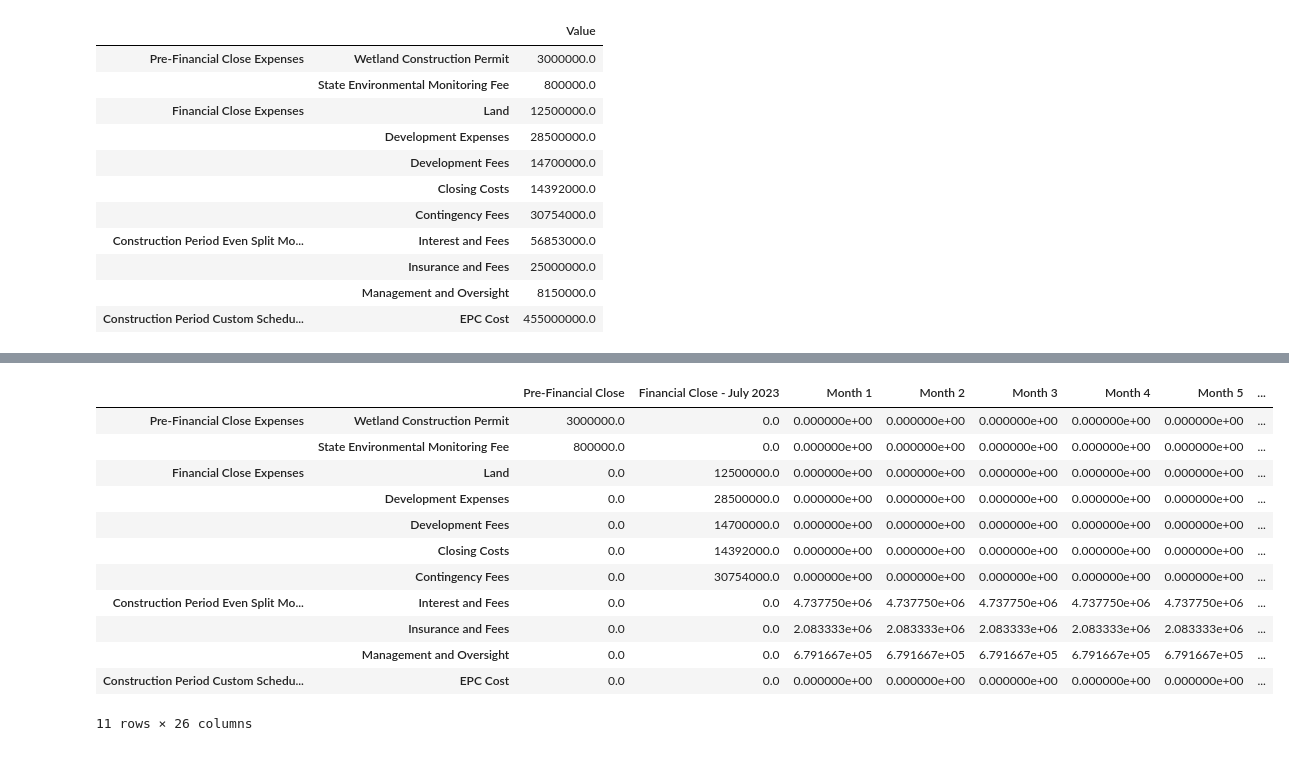
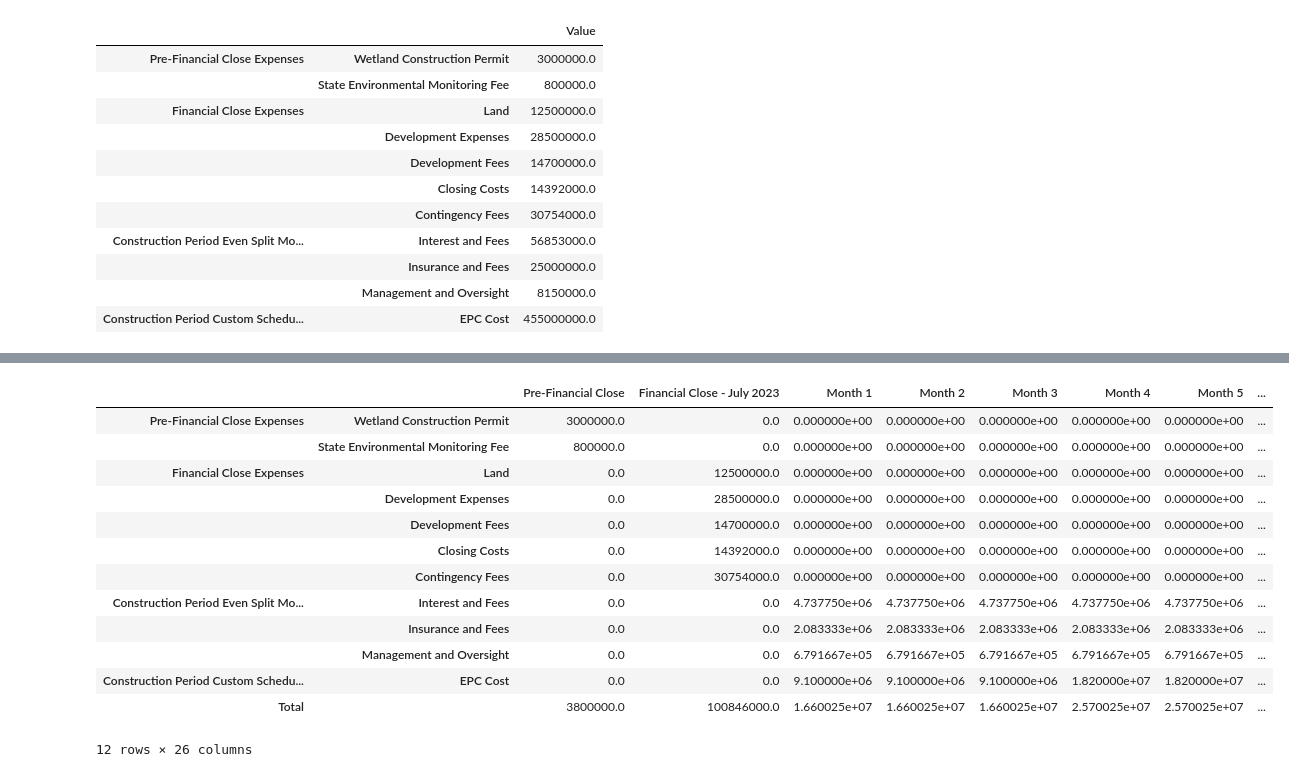
Before and after one commit to juliet29/projectFinance, a Jupyter notebook: scripts2/expenses.ipynb, the cells around one changed output, grey strips where cells are left out. Drawn from its saved outputs; the diff is of its cells as text; code cells hidden in the pictures.

Commit message:
cacls expenses2

```diff
--- a/scripts2/expenses.ipynb
+++ b/scripts2/expenses.ipynb
@@ -70,19 +56,35 @@ for i in const_df.loc["Construction Period Even Split Monthly Expenses"].index:
     const_df.loc[("Construction Period Even Split Monthly Expenses", i)] = a.loc[i]
 
 const_df.loc["Construction Period Even Split Monthly Expenses", ["Pre-Financial Close", "Financial Close - July 2023"]] = 0
-# %%
-const_df
-# %% [output]
-|  |  | Pre-Financial Close | Financial Close - July 2023 | Month 1 | Month 2 | Month 3 | Month 4 | Month 5 | ... |
-| Pre-Financial Close Expenses | Wetland Construction Permit | 3000000.0 | 0.0 | 0.000000e+00 | 0.000000e+00 | 0.000000e+00 | 0.000000e+00 | 0.000000e+00 | ... |
-|  | State Environmental Monitoring Fee | 800000.0 | 0.0 | 0.000000e+00 | 0.000000e+00 | 0.000000e+00 | 0.000000e+00 | 0.000000e+00 | ... |
-| Financial Close Expenses | Land | 0.0 | 12500000.0 | 0.000000e+00 | 0.000000e+00 | 0.000000e+00 | 0.000000e+00 | 0.000000e+00 | ... |
-|  | Development Expenses | 0.0 | 28500000.0 | 0.000000e+00 | 0.000000e+00 | 0.000000e+00 | 0.000000e+00 | 0.000000e+00 | ... |
-|  | Development Fees | 0.0 | 14700000.0 | 0.000000e+00 | 0.000000e+00 | 0.000000e+00 | 0.000000e+00 | 0.000000e+00 | ... |
-|  | Closing Costs | 0.0 | 14392000.0 | 0.000000e+00 | 0.000000e+00 | 0.000000e+00 | 0.000000e+00 | 0.000000e+00 | ... |
-|  | Contingency Fees | 0.0 | 30754000.0 | 0.000000e+00 | 0.000000e+00 | 0.000000e+00 | 0.000000e+00 | 0.000000e+00 | ... |
-| Construction Period Even Split Mo... | Interest and Fees | 0.0 | 0.0 | 4.737750e+06 | 4.737750e+06 | 4.737750e+06 | 4.737750e+06 | 4.737750e+06 | ... |
-|  | Insurance and Fees | 0.0 | 0.0 | 2.083333e+06 | 2.083333e+06 | 2.083333e+06 | 2.083333e+06 | 2.083333e+06 | ... |
-|  | Management and Oversight | 0.0 | 0.0 | 6.791667e+05 | 6.791667e+05 | 6.791667e+05 | 6.791667e+05 | 6.791667e+05 | ... |
-| Construction Period Custom Schedu... | EPC Cost | 0.0 | 0.0 | 0.000000e+00 | 0.000000e+00 | 0.000000e+00 | 0.000000e+00 | 0.000000e+00 | ... |
-11 rows × 26 columns
+# %%
+# construction expenses
+for ix, col in enumerate(const_df.columns):
+    ix1 = "Construction Period Custom Schedule Monthly Expenses"
+    ix2 = "EPC Cost"
+    val = const_inputs.loc[(ix1, ix2), "Value"]
+
+    offset = 1
+    if ix <= offset:
+        const_df.loc[(ix1, ix2), col]  = 0
+    else:
+        const_df.loc[(ix1, ix2), col]  = epc_sched[ix -1] * val
+
+    # ref = 2
+# %%
+const_df.loc[("Total", ""), :] = const_df.sum(axis=0)
+const_df
+# %% [output]
+|  |  | Pre-Financial Close | Financial Close - July 2023 | Month 1 | Month 2 | Month 3 | Month 4 | Month 5 | ... |
+| Pre-Financial Close Expenses | Wetland Construction Permit | 3000000.0 | 0.0 | 0.000000e+00 | 0.000000e+00 | 0.000000e+00 | 0.000000e+00 | 0.000000e+00 | ... |
+|  | State Environmental Monitoring Fee | 800000.0 | 0.0 | 0.000000e+00 | 0.000000e+00 | 0.000000e+00 | 0.000000e+00 | 0.000000e+00 | ... |
+| Financial Close Expenses | Land | 0.0 | 12500000.0 | 0.000000e+00 | 0.000000e+00 | 0.000000e+00 | 0.000000e+00 | 0.000000e+00 | ... |
+|  | Development Expenses | 0.0 | 28500000.0 | 0.000000e+00 | 0.000000e+00 | 0.000000e+00 | 0.000000e+00 | 0.000000e+00 | ... |
+|  | Development Fees | 0.0 | 14700000.0 | 0.000000e+00 | 0.000000e+00 | 0.000000e+00 | 0.000000e+00 | 0.000000e+00 | ... |
+|  | Closing Costs | 0.0 | 14392000.0 | 0.000000e+00 | 0.000000e+00 | 0.000000e+00 | 0.000000e+00 | 0.000000e+00 | ... |
+|  | Contingency Fees | 0.0 | 30754000.0 | 0.000000e+00 | 0.000000e+00 | 0.000000e+00 | 0.000000e+00 | 0.000000e+00 | ... |
+| Construction Period Even Split Mo... | Interest and Fees | 0.0 | 0.0 | 4.737750e+06 | 4.737750e+06 | 4.737750e+06 | 4.737750e+06 | 4.737750e+06 | ... |
+|  | Insurance and Fees | 0.0 | 0.0 | 2.083333e+06 | 2.083333e+06 | 2.083333e+06 | 2.083333e+06 | 2.083333e+06 | ... |
+|  | Management and Oversight | 0.0 | 0.0 | 6.791667e+05 | 6.791667e+05 | 6.791667e+05 | 6.791667e+05 | 6.791667e+05 | ... |
+| Construction Period Custom Schedu... | EPC Cost | 0.0 | 0.0 | 9.100000e+06 | 9.100000e+06 | 9.100000e+06 | 1.820000e+07 | 1.820000e+07 | ... |
+| Total |  | 3800000.0 | 100846000.0 | 1.660025e+07 | 1.660025e+07 | 1.660025e+07 | 2.570025e+07 | 2.570025e+07 | ... |
+12 rows × 26 columns
```
Also changed, not shown: parts of 3 cells of this notebook.
